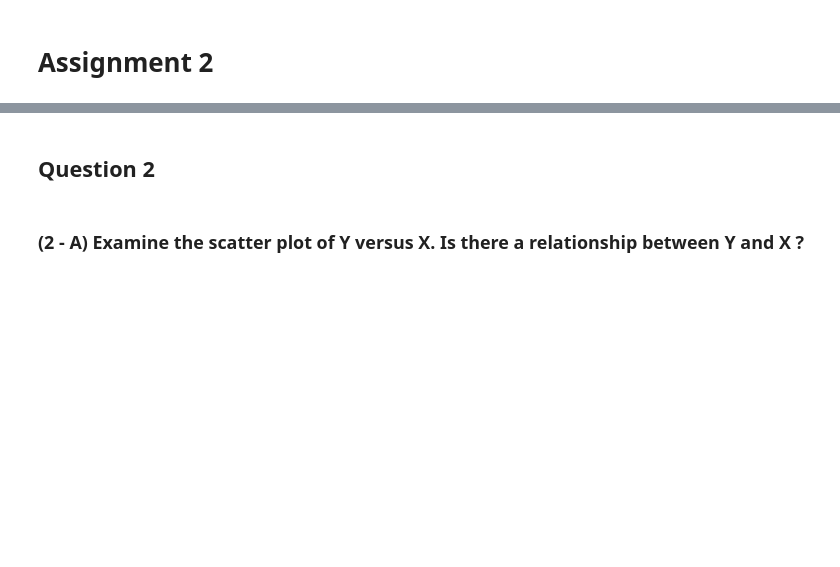
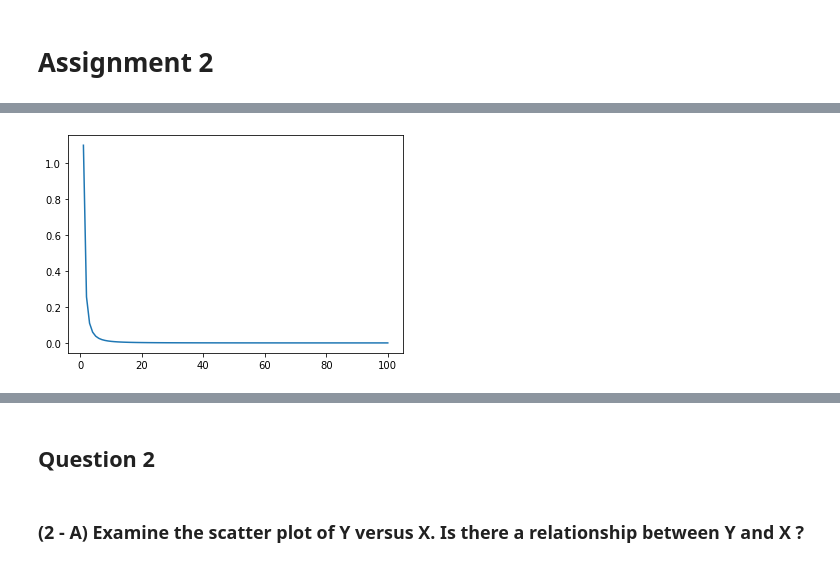
Before and after one commit to viralbthakar/CP8210-DB-Design, a Jupyter notebook: Assignment - 2 - StatsModels/Assignment 2.ipynb, the cells around one changed output, grey strips where cells are left out. Drawn from its saved outputs; the diff is of its cells as text; code cells hidden in the pictures; blank space fills up the shorter version.

```diff
--- a/Assignment - 2 - StatsModels/Sollution.ipynb
+++ b/Assignment - 2 - StatsModels/Assignment 2.ipynb
@@ -8,0 +212,14 @@ import matplotlib.pyplot as plt
+# %%
+# Change k and x_min to Create Different Columns of Data from Excel Sheet
+k = 1.1
+x_min = 1
+
+# Create X Data as Provided in the Excel Sheet
+x = np.linspace(1, 100, num=100)
+
+# Create Pareto Distribution
+pareto_dist = pareto(b=k, scale=x_min)
+pdf_of_x = [pareto_dist.pdf(i) for i in x]
+
+log_x = [math.log(i) for i in x]
+log_pdf_of_x = [math.log(i) if i != 0 else 1 for i in pdf_of_x ]
@@ -8,0 +249,6 @@ import matplotlib.pyplot as plt
+# %%
+# Plot PDF of Distribution
+plt.plot(x, pdf_of_x)
+plt.show()
+# %% [output]
+[figure, added]
```
Also changed, not shown: parts of 54 cells of this notebook, 4 other files.
